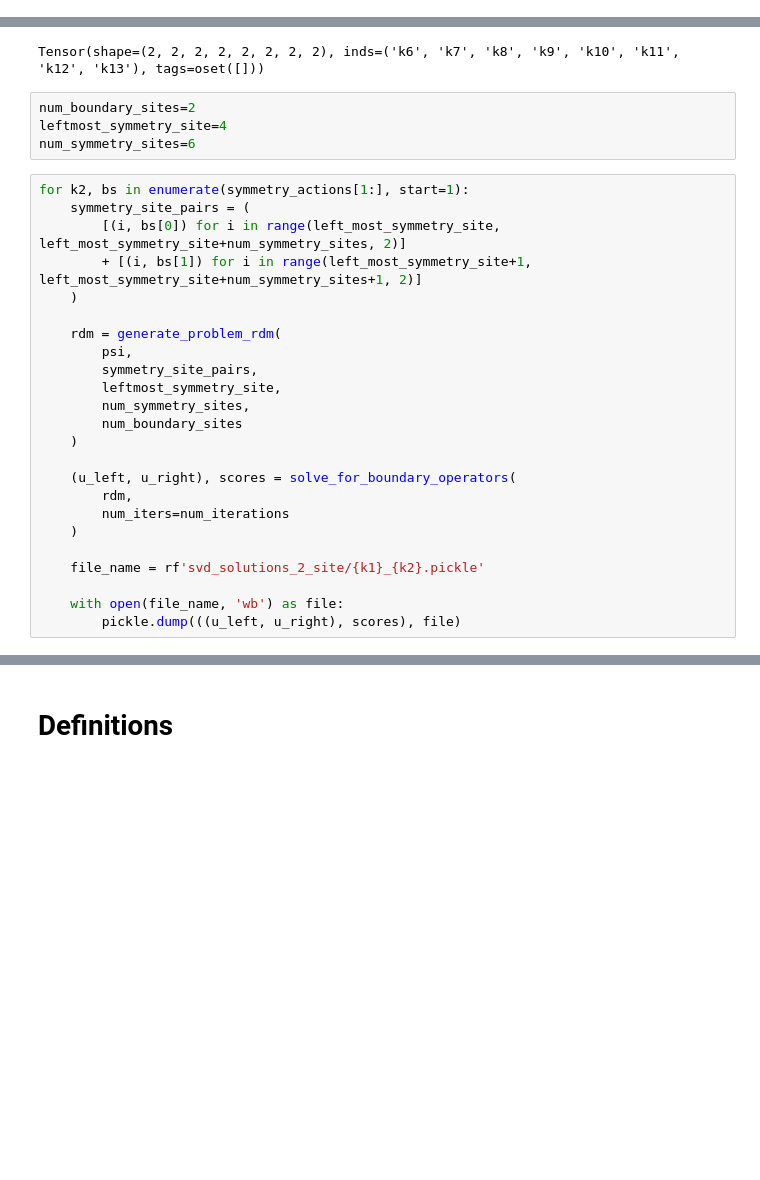
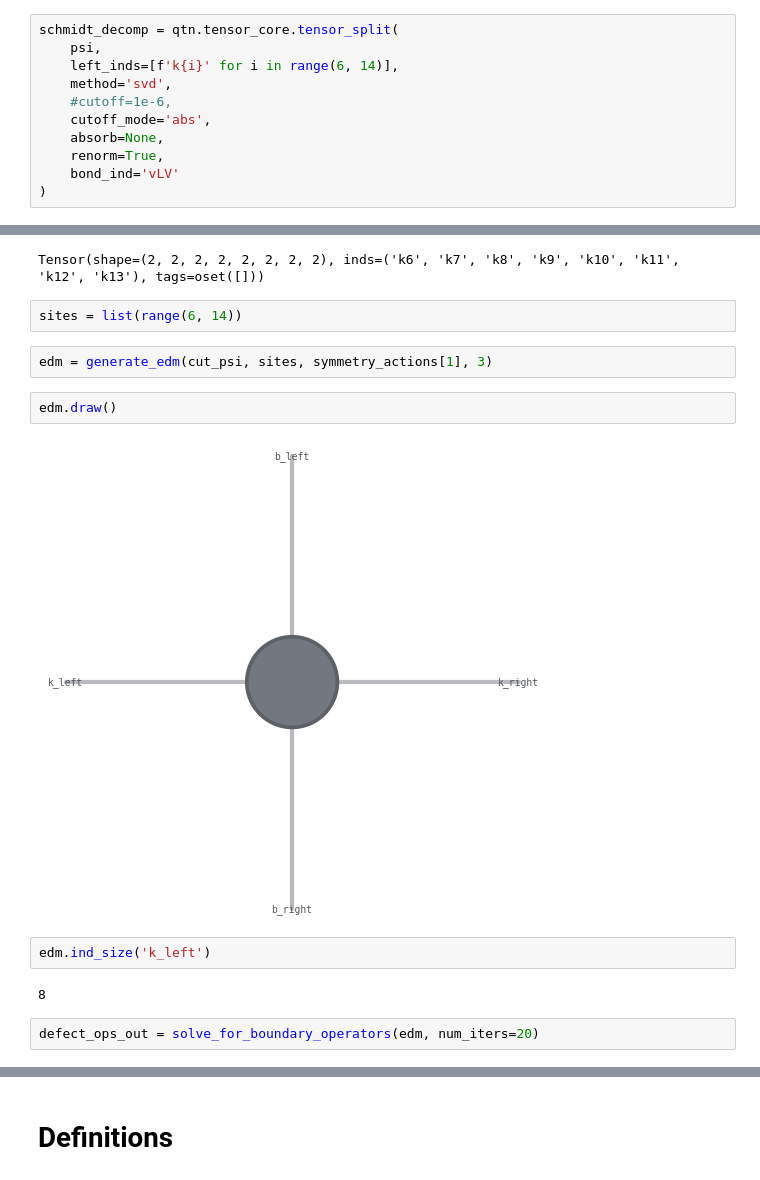
Before and after one commit to kieran-cooney/spt_numerical_classificiation, a Jupyter notebook: code/exact_diagonalization/finding_edge_projectors/find_edge_projectors_initial_test.ipynb, the cells around one changed output, grey strips where cells are left out. Saved outputs shown, nothing was run; the diff lists cells and outputs as text; blank space fills up the shorter version.

```diff
--- a/code/exact_diagonalization/finding_edge_projectors/find_edge_projectors_initial_test.ipynb
+++ b/code/exact_diagonalization/finding_edge_projectors/find_edge_projectors_initial_test.ipynb
@@ -568,3 +549,14 @@ schmidt_decomp = qtn.tensor_core.tensor_split(
 schmidt_decomp.tensors[1].data
 # %% [output]
 array([1.])
+# %%
+schmidt_decomp = qtn.tensor_core.tensor_split(
+    psi,
+    left_inds=[f'k{i}' for i in range(6, 14)],
+    method='svd',
+    #cutoff=1e-6,
+    cutoff_mode='abs',
+    absorb=None,
+    renorm=True,
+    bond_ind='vLV'
+)
@@ -582,31 +578,17 @@ cut_psi = cut_psi.isel({'vLV':0})
 cut_psi
 # %% [output]
 Tensor(shape=(2, 2, 2, 2, 2, 2, 2, 2), inds=('k6', 'k7', 'k8', 'k9', 'k10', 'k11', 'k12', 'k13'), tags=oset([]))
-# %%
-num_boundary_sites=2
-leftmost_symmetry_site=4
-num_symmetry_sites=6
-# %%
-for k2, bs in enumerate(symmetry_actions[1:], start=1):
-    symmetry_site_pairs = (
-        [(i, bs[0]) for i in range(left_most_symmetry_site, left_most_symmetry_site+num_symmetry_sites, 2)]
-        + [(i, bs[1]) for i in range(left_most_symmetry_site+1, left_most_symmetry_site+num_symmetry_sites+1, 2)]
-    )
-
-    rdm = generate_problem_rdm(
-        psi,
-        symmetry_site_pairs,
-        leftmost_symmetry_site,
-        num_symmetry_sites,
-        num_boundary_sites
-    )
-
-    (u_left, u_right), scores = solve_for_boundary_operators(
-        rdm,
-        num_iters=num_iterations
-    )
-
-    file_name = rf'svd_solutions_2_site/{k1}_{k2}.pickle'
-
-    with open(file_name, 'wb') as file:
-        pickle.dump(((u_left, u_right), scores), file)
+# %%
+sites = list(range(6, 14))
+# %%
+edm = generate_edm(cut_psi, sites, symmetry_actions[1], 3)
+# %%
+edm.draw()
+# %% [output]
+[figure, added]
+# %%
+edm.ind_size('k_left')
+# %% [output]
+8
+# %%
+defect_ops_out = solve_for_boundary_operators(edm, num_iters=20)
```
Also changed, not shown: parts of 123 cells of this notebook.
